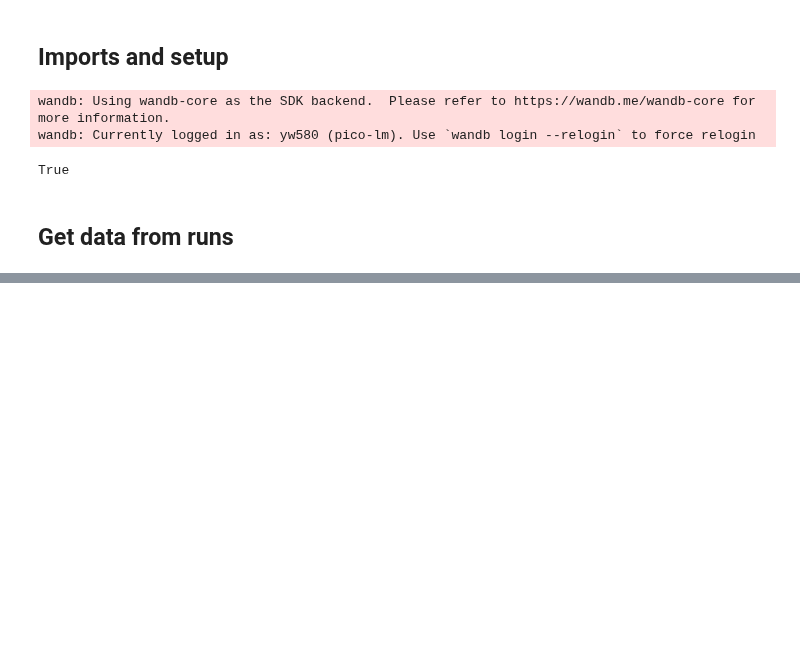
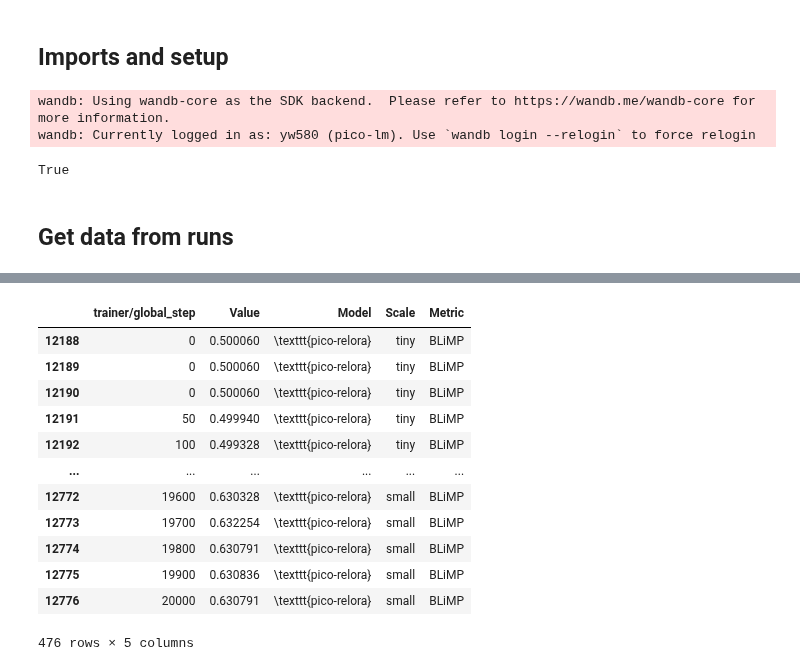
Before and after one commit to Yu-val-weiss/relora-pico, a Jupyter notebook: notebooks/training-plots.ipynb, the cells around one changed output, grey strips where cells are left out. Drawn from its saved outputs; the diff is of its cells as text; code cells hidden in the pictures; blank space fills up the shorter version.

```diff
--- a/notebooks/training-plots.ipynb
+++ b/notebooks/training-plots.ipynb
@@ -44,10 +47,28 @@ runs = [
 
 dfs = []
 
+
+def _get_data(scale):
+    for i in range(0, 20_001, 1_000):
+        path = Path(f"blimp_results_{scale}/step_{i}.json")
+        with path.open() as f:
+            data = json.load(f)
+        if "blimp" in data:
+            data = data["blimp"]
+        yield (i, data["accuracy"])
+
+
 for ridx, run in enumerate(runs):
     df = pd.DataFrame(run.scan_history())
-    df["Model"] = rf"\texttt{{pico-{'decoder' if ridx % 2 == 0 else 'relora'}}}"
-    df["Scale"] = "tiny" if ridx < 2 else "small"
+    is_decoder = ridx % 2 == 0
+    df["Model"] = rf"\texttt{{pico-{'decoder' if is_decoder else 'relora'}}}"
+    scale = "tiny" if ridx < 2 else "small"
+    df["Scale"] = scale
+
+    if is_decoder:
+        df_to_merge = pd.DataFrame(_get_data(scale), columns=["trainer/global_step", "eval/blimp"])
+        df = pd.merge(df, df_to_merge, how="left", on="trainer/global_step")
+
     dfs.append(df)
 
 run_data = pd.concat(dfs, ignore_index=True)
@@ -76,3 +131,19 @@ combined_data = combined_data[combined_data["trainer/global_step"] <= 20_000]
+# %%
+combined_data[combined_data["Model"].str.contains("relora") & (combined_data["Metric"] == "BLiMP")]
+# %% [output]
+|  | trainer/global_step | Value | Model | Scale | Metric |
+| 12188 | 0 | 0.500060 | \texttt{pico-relora} | tiny | BLiMP |
+| 12189 | 0 | 0.500060 | \texttt{pico-relora} | tiny | BLiMP |
+| 12190 | 0 | 0.500060 | \texttt{pico-relora} | tiny | BLiMP |
+| 12191 | 50 | 0.499940 | \texttt{pico-relora} | tiny | BLiMP |
+| 12192 | 100 | 0.499328 | \texttt{pico-relora} | tiny | BLiMP |
+| ... | ... | ... | ... | ... | ... |
+| 12772 | 19600 | 0.630328 | \texttt{pico-relora} | small | BLiMP |
+| 12773 | 19700 | 0.632254 | \texttt{pico-relora} | small | BLiMP |
+| 12774 | 19800 | 0.630791 | \texttt{pico-relora} | small | BLiMP |
+| 12775 | 19900 | 0.630836 | \texttt{pico-relora} | small | BLiMP |
+| 12776 | 20000 | 0.630791 | \texttt{pico-relora} | small | BLiMP |
+476 rows × 5 columns
 # %%
 colors = ["#1E88E5", "#FF992F"]
 models = sorted(combined_data["Model"].unique().tolist())
```
Also changed, not shown: parts of 4 cells of this notebook, 10 other files.
